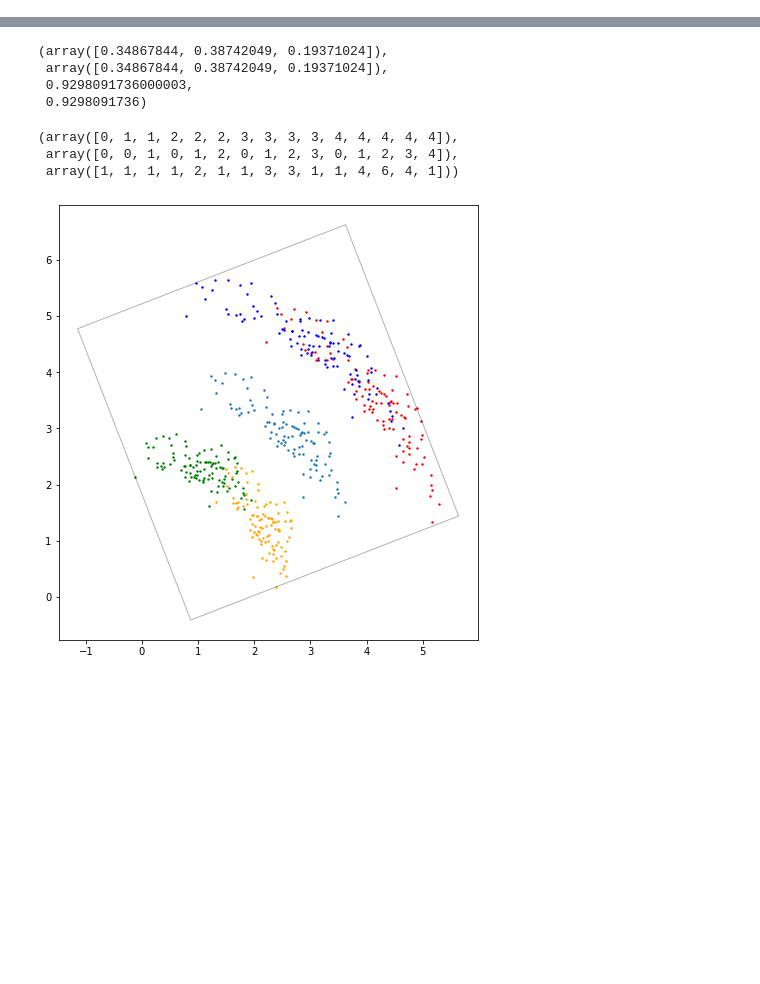
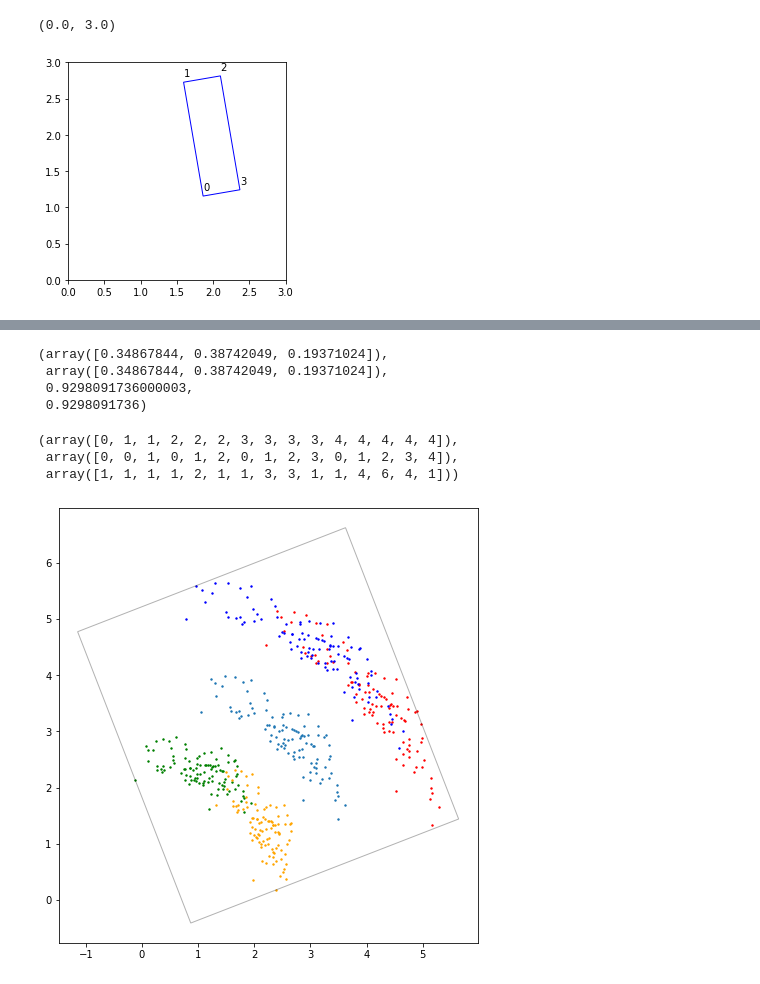
Before and after one commit to fireofearth/document, a Jupyter notebook: python/doc.composite.ipynb, the cells around one changed output, grey strips where cells are left out. Saved outputs shown, nothing was run; the diff lists cells and outputs as text; code cells hidden in the pictures; blank space fills up the shorter version.

```diff
--- a/python/doc.composite.ipynb
+++ b/python/doc.composite.ipynb
@@ -18,0 +256,38 @@ import utility as util
+# %%
+## Orientation of vertices of box
+
+def get_vertices_from_center(center, heading, lw):
+    vertices = np.empty((4,2))
+    rot1 = np.array([
+            [-np.cos(heading),  np.sin(heading)],
+            [-np.sin(heading), -np.cos(heading)]])
+    rot2 = np.array([
+            [-np.cos(heading), -np.sin(heading)],
+            [-np.sin(heading),  np.cos(heading)]])
+    rot3 = np.array([
+            [ np.cos(heading), -np.sin(heading)],
+            [ np.sin(heading),  np.cos(heading)]])
+    rot4 = np.array([
+            [ np.cos(heading),  np.sin(heading)],
+            [ np.sin(heading), -np.cos(heading)]])
+    vertices[0] = center + 0.5 * rot1 @ lw
+    vertices[1] = center + 0.5 * rot2 @ lw
+    vertices[2] = center + 0.5 * rot3 @ lw
+    vertices[3] = center + 0.5 * rot4 @ lw
+    return vertices
+
+theta = np.random.uniform(-np.pi, np.pi)
+center = np.random.uniform(1, 2, size=2)
+lw = np.random.uniform(0.5, 2.0, size=2)
+vertices = get_vertices_from_center(center, theta, lw)
+ax = plt.gca()
+patch = patches.Polygon(vertices, fill=False, color='b')
+ax.add_patch(patch)
+for idx, (x, y) in enumerate(vertices):
+    ax.text(x, y + 0.08, idx)
+ax.set_aspect('equal')
+ax.set_xlim([0, 3])
+ax.set_ylim([0, 3])
+# %% [output]
+(0.0, 3.0)
+[figure, added]
```
Also changed, not shown: parts of 10 cells of this notebook, 16 other files.
